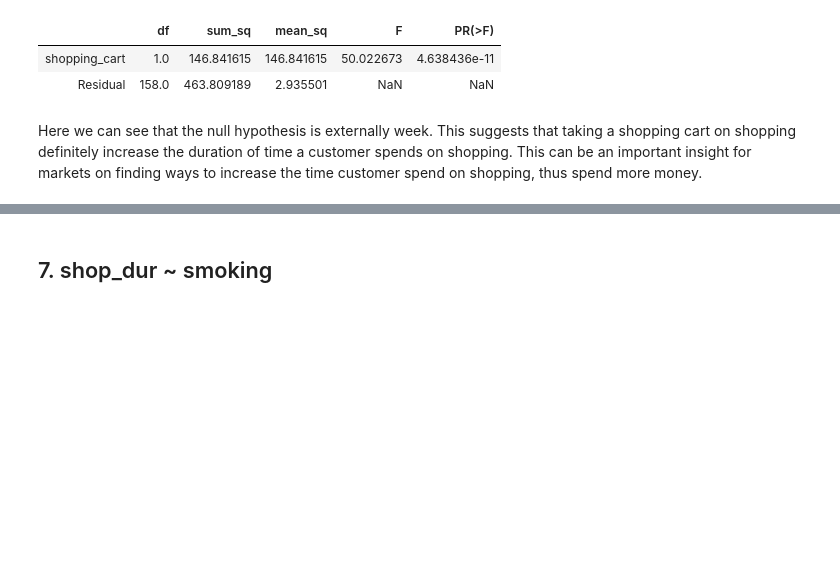
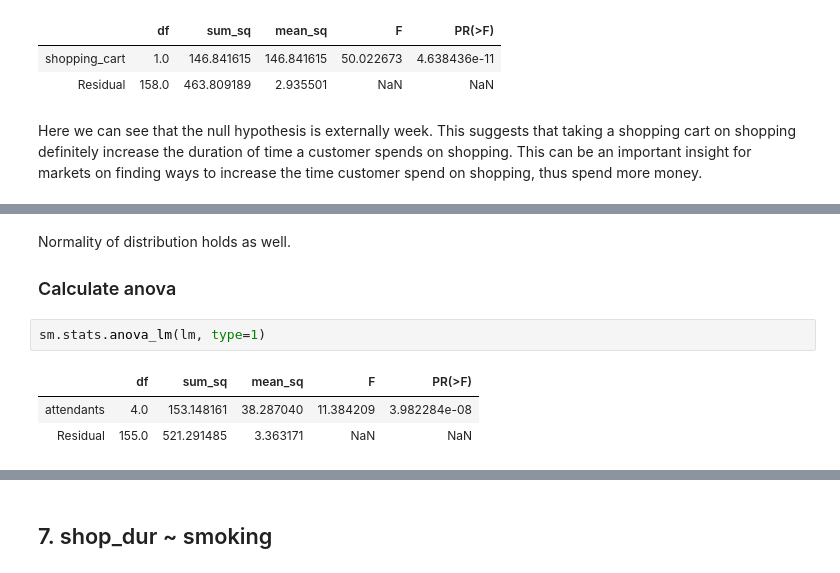
Before and after one commit to MhmudFwzi/customer_behavior_prediction, a Jupyter notebook: ANOVA - Test .ipynb, the cells around one changed output, grey strips where cells are left out. Drawn from its saved outputs; the diff is of its cells as text; blank space fills up the shorter version.

```diff
--- a/ANOVA - Test .ipynb
+++ b/ANOVA - Test .ipynb
@@ -751,0 +806,10 @@ Here we can see that the null hypothesis is externally week. This suggests that
+# %% [markdown]
+Normality of distribution holds as well.
+
+### Calculate anova
+# %%
+sm.stats.anova_lm(lm, type=1)
+# %% [output]
+|  | df | sum_sq | mean_sq | F | PR(>F) |
+| attendants | 4.0 | 153.148161 | 38.287040 | 11.384209 | 3.982284e-08 |
+| Residual | 155.0 | 521.291485 | 3.363171 | NaN | NaN |
```
Also changed, not shown: parts of 52 cells of this notebook.
